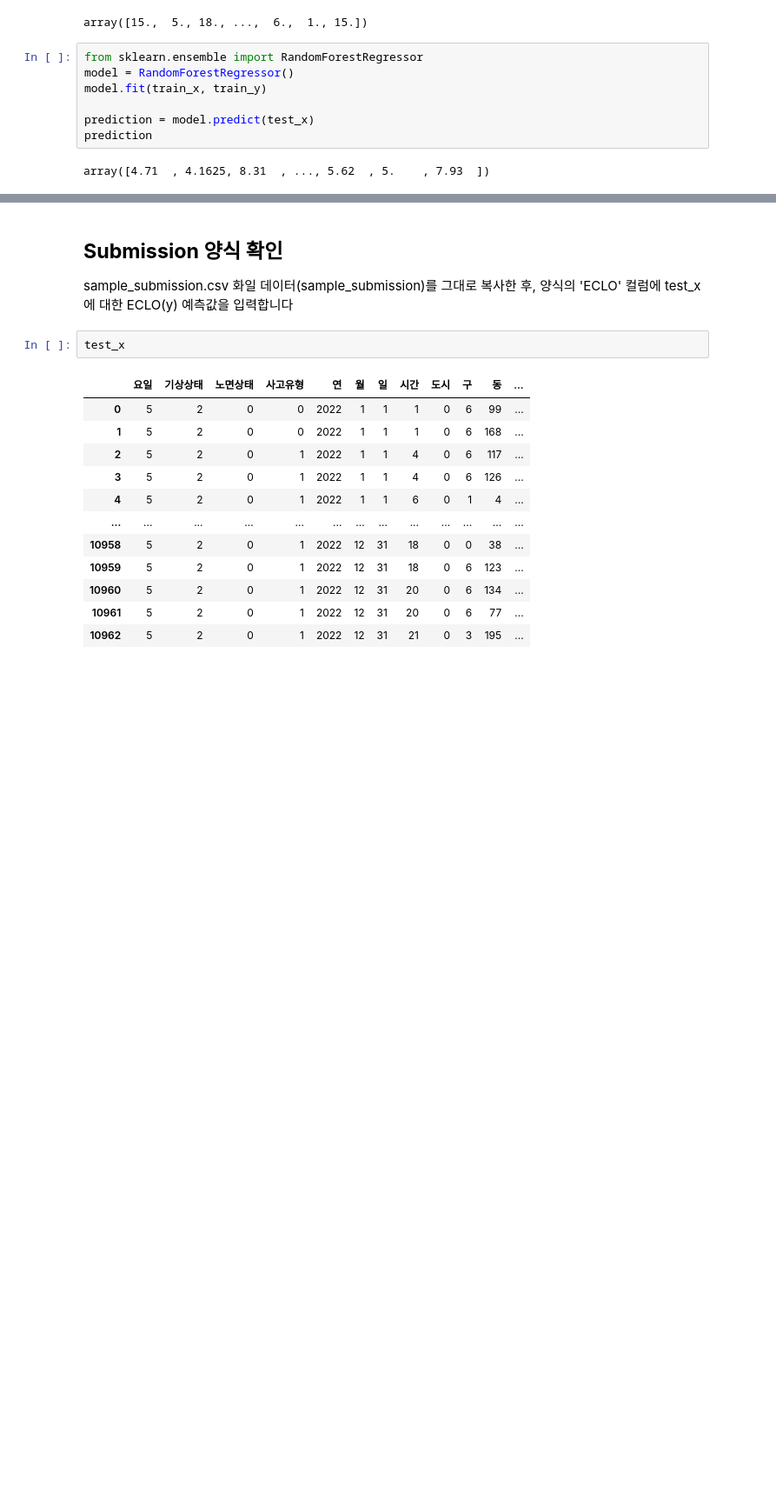
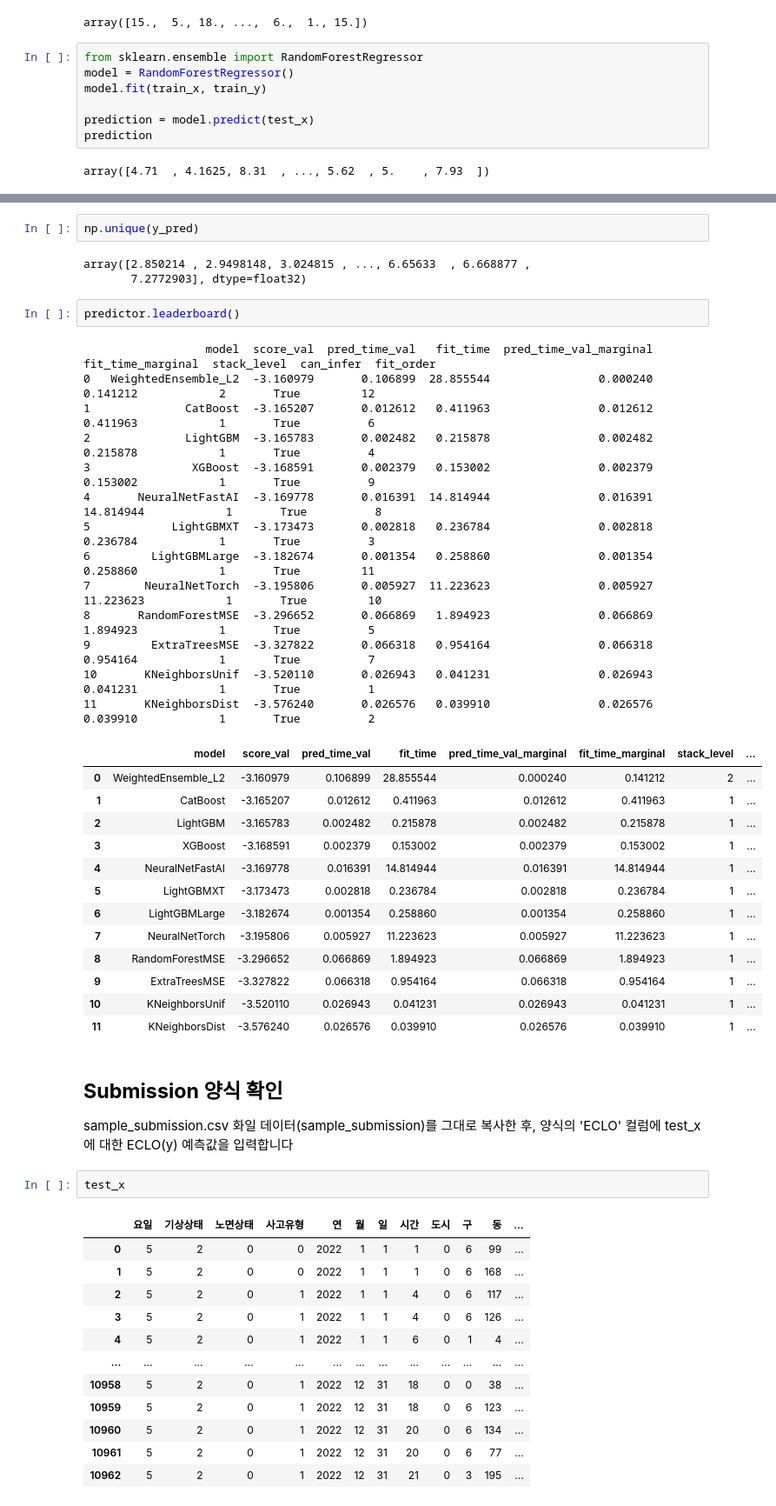
Before and after one commit to hykhhijk/Dacon, a Jupyter notebook: Accident/baseline.ipynb, the cells around one changed output, grey strips where cells are left out. Shown: that part at 87% size. Saved outputs shown, nothing was run; the diff lists cells and outputs as text; blank space fills up the shorter version.

```diff
--- a/Accident/baseline.ipynb
+++ b/Accident/baseline.ipynb
@@ -301,3 +292,37 @@ test_x
+# %%
+np.unique(y_pred)
+# %% [output]
+array([2.850214 , 2.9498148, 3.024815 , ..., 6.65633  , 6.668877 ,
+       7.2772903], dtype=float32)
+# %%
+predictor.leaderboard()
+# %% [output]
+                  model  score_val  pred_time_val   fit_time  pred_time_val_marginal  fit_time_marginal  stack_level  can_infer  fit_order
+0   WeightedEnsemble_L2  -3.160979       0.106899  28.855544                0.000240           0.141212            2       True         12
+1              CatBoost  -3.165207       0.012612   0.411963                0.012612           0.411963            1       True          6
+2              LightGBM  -3.165783       0.002482   0.215878                0.002482           0.215878            1       True          4
+3               XGBoost  -3.168591       0.002379   0.153002                0.002379           0.153002            1       True          9
+4       NeuralNetFastAI  -3.169778       0.016391  14.814944                0.016391          14.814944            1       True          8
+5            LightGBMXT  -3.173473       0.002818   0.236784                0.002818           0.236784            1       True          3
+6         LightGBMLarge  -3.182674       0.001354   0.258860                0.001354           0.258860            1       True         11
+7        NeuralNetTorch  -3.195806       0.005927  11.223623                0.005927          11.223623            1       True         10
+8       RandomForestMSE  -3.296652       0.066869   1.894923                0.066869           1.894923            1       True          5
+9         ExtraTreesMSE  -3.327822       0.066318   0.954164                0.066318           0.954164            1       True          7
+10       KNeighborsUnif  -3.520110       0.026943   0.041231                0.026943           0.041231            1       True          1
+11       KNeighborsDist  -3.576240       0.026576   0.039910                0.026576           0.039910            1       True          2
+|  | model | score_val | pred_time_val | fit_time | pred_time_val_marginal | fit_time_marginal | stack_level | ... |
+| 0 | WeightedEnsemble_L2 | -3.160979 | 0.106899 | 28.855544 | 0.000240 | 0.141212 | 2 | ... |
+| 1 | CatBoost | -3.165207 | 0.012612 | 0.411963 | 0.012612 | 0.411963 | 1 | ... |
+| 2 | LightGBM | -3.165783 | 0.002482 | 0.215878 | 0.002482 | 0.215878 | 1 | ... |
+| 3 | XGBoost | -3.168591 | 0.002379 | 0.153002 | 0.002379 | 0.153002 | 1 | ... |
+| 4 | NeuralNetFastAI | -3.169778 | 0.016391 | 14.814944 | 0.016391 | 14.814944 | 1 | ... |
+| 5 | LightGBMXT | -3.173473 | 0.002818 | 0.236784 | 0.002818 | 0.236784 | 1 | ... |
+| 6 | LightGBMLarge | -3.182674 | 0.001354 | 0.258860 | 0.001354 | 0.258860 | 1 | ... |
+| 7 | NeuralNetTorch | -3.195806 | 0.005927 | 11.223623 | 0.005927 | 11.223623 | 1 | ... |
+| 8 | RandomForestMSE | -3.296652 | 0.066869 | 1.894923 | 0.066869 | 1.894923 | 1 | ... |
+| 9 | ExtraTreesMSE | -3.327822 | 0.066318 | 0.954164 | 0.066318 | 0.954164 | 1 | ... |
+| 10 | KNeighborsUnif | -3.520110 | 0.026943 | 0.041231 | 0.026943 | 0.041231 | 1 | ... |
+| 11 | KNeighborsDist | -3.576240 | 0.026576 | 0.039910 | 0.026576 | 0.039910 | 1 | ... |
 # %% [markdown]
 ## **Submission 양식 확인**
 
```
Also changed, not shown: parts of 8 cells of this notebook, 1 other file.
